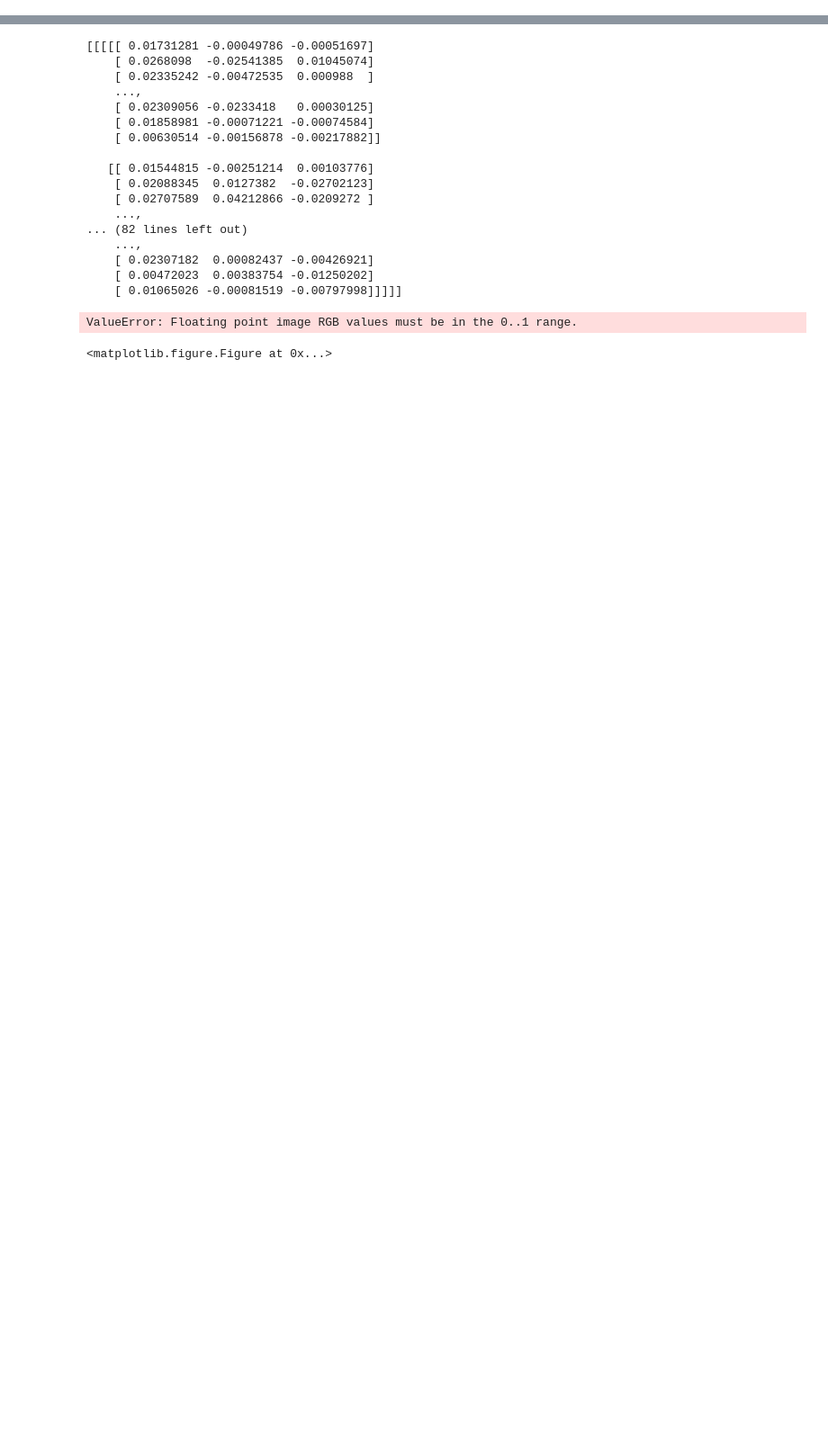
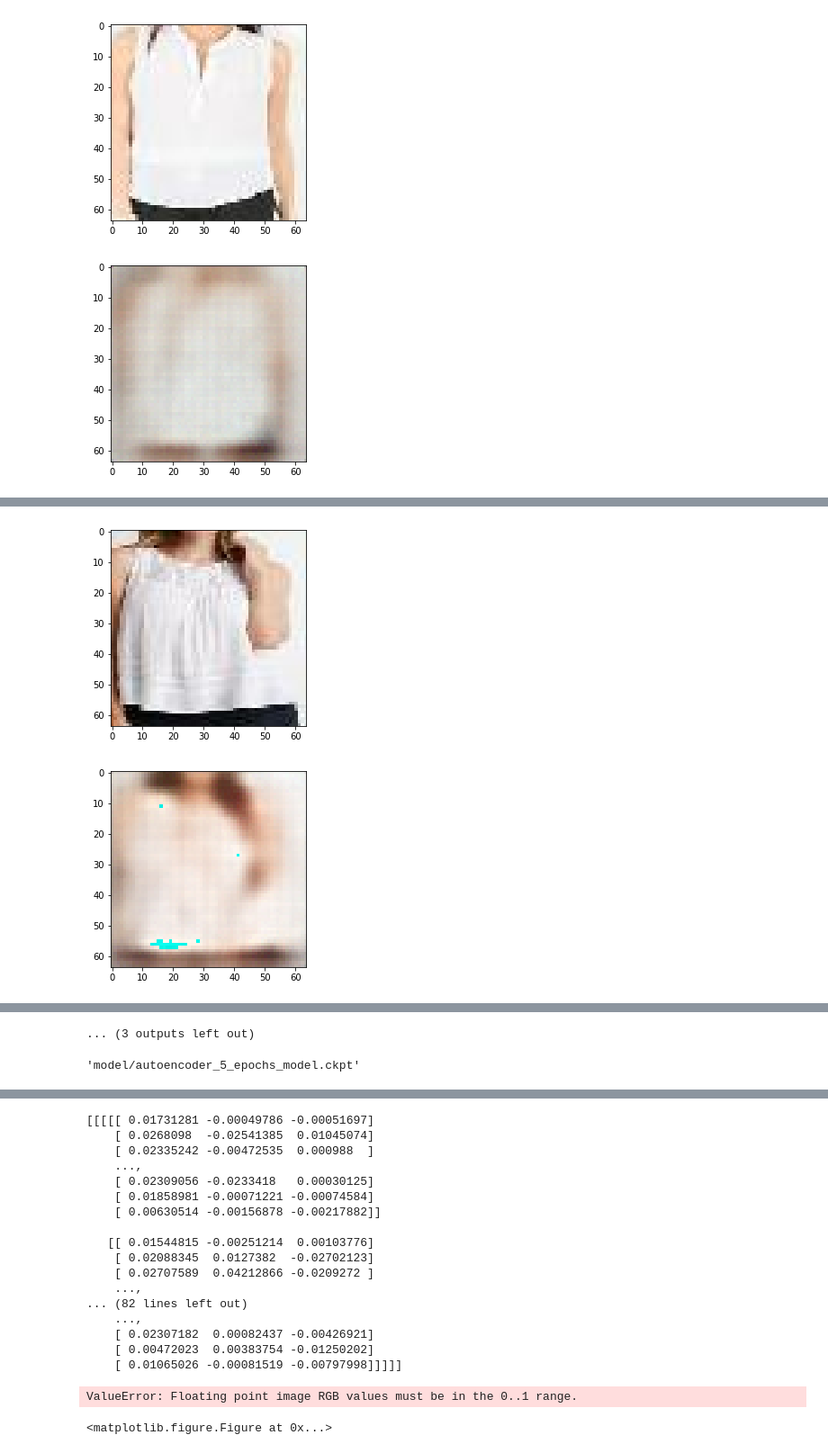
Before and after one commit to Fnjn/UCSD-CSE-253, a Jupyter notebook: final proj/IcGan-train.ipynb, the cells around one changed output, grey strips where cells are left out. Shown at 90% size. Saved outputs shown, nothing was run; the diff lists cells and outputs as text; code cells hidden in the pictures; blank space fills up the shorter version.

```diff
--- a/final proj/IcGan-train.ipynb
+++ b/final proj/IcGan-train.ipynb
@@ -33,8 +33,8 @@ with tf.device('/device:GPU:0'):
     y = tf.placeholder(tf.float32, shape=[None, n_classes], name='y')
     learning_rate = tf.placeholder(tf.float32, shape=[], name='learning_rate')
 
-
-    loss_pred, loss_gen, gen = gan_loss(x, y, n_classes)
+    loss_autoencoder = autoencoder_loss(x, y, n_classes)
+    loss_pred, loss_gen, gen, pred_fake, pred_real= gan_loss(x, y, n_classes)
     loss_cls, Ey = classify_loss(x, y, n_classes)
 
     evaluate = tf.equal(tf.round(Ey), y)
@@ -43,6 +43,68 @@ with tf.device('/device:GPU:0'):
     saver = tf.train.Saver()
 
     with tf.control_dependencies(tf.get_collection(tf.GraphKeys.UPDATE_OPS)):
+        autoencoder_optimizer = tf.train.AdamOptimizer(1e-4).minimize(loss_autoencoder)
         pred_optimizer = tf.train.AdamOptimizer(learning_rate, beta1=0.5).minimize(loss_pred)
         gen_optimizer = tf.train.AdamOptimizer(learning_rate, beta1=0.5).minimize(loss_gen)
         cls_optimizer = tf.train.AdamOptimizer(learning_rate, beta1=0.5).minimize(loss_cls)
+# %%
+# Train AutoEncoder
+n_epoch = 5
+test_every = 1
+iter_print_every = 500
+
+train_iterator = train_dataset.make_one_shot_iterator()
+next_batch_data = train_iterator.get_next()
+
+val_iterator = val_dataset.make_one_shot_iterator()
+next_batch_val = val_iterator.get_next()
+
+sess = tf.InteractiveSession(config=config)
+init = tf.global_variables_initializer()
+sess.run(init)
+
+since = time.time()
+epoch = 0
+autoencoder_cost = 0.
+
+while(epoch < n_epoch):
+    iter_cnt = 0
+    total_autoencoder_cost = 0.
+
+    while True:
+        iter_cnt += 1
+        try:
+            imgs, labs = sess.run(next_batch_data)
+            _, autoencoder_cost = sess.run([autoencoder_optimizer, loss_autoencoder], feed_dict={x:imgs, y:labs})
+
+            total_autoencoder_cost += autoencoder_cost
+
+            if (iter_cnt + 1) % iter_print_every == 0:
+                uptime = time.time() - since
+                print('Epoch %d Iter %d %dm:%ds -- autoencoder loss: %f' % (epoch+1,iter_cnt+1,
+                                                                   uptime//60, uptime%60,
+                                                                   total_autoencoder_cost/iter_print_every))
+                total_autoencoder_cost = 0.
+
+
+        except tf.errors.OutOfRangeError:
+            train_iterator = train_dataset.make_one_shot_iterator()
+            next_batch_data = train_iterator.get_next()
+            break
+
+    if (epoch+1) % test_every == 0:
+        try:
+            imgs, labs = sess.run(next_batch_val)
+        except:
+            val_iterator = val_dataset.make_one_shot_iterator()
+            next_batch_val = val_iterator.get_next()
+            imgs, labs = sess.run(next_batch_val)
+
+        val_image = sess.run([gen], feed_dict={x:imgs, y:labs})
+
+        show_image(imgs[0])
+        val_image = np.array(val_image)
+        show_image(np.squeeze(val_image)[0])
+
+    epoch += 1
+# %% [output]
@@ -48,0 +119,2 @@ with tf.device('/device:GPU:0'):
+[figure, added]
+[figure, added]
@@ -48,0 +129,2 @@ with tf.device('/device:GPU:0'):
+[figure, added]
+[figure, added]
@@ -48,0 +151,5 @@ with tf.device('/device:GPU:0'):
+... (3 outputs left out)
+# %%
+saver.save(sess, 'model/autoencoder_5_epochs_model.ckpt')
+# %% [output]
+'model/autoencoder_5_epochs_model.ckpt'
```
Also changed, not shown: parts of 12 cells of this notebook, 3 other files.
